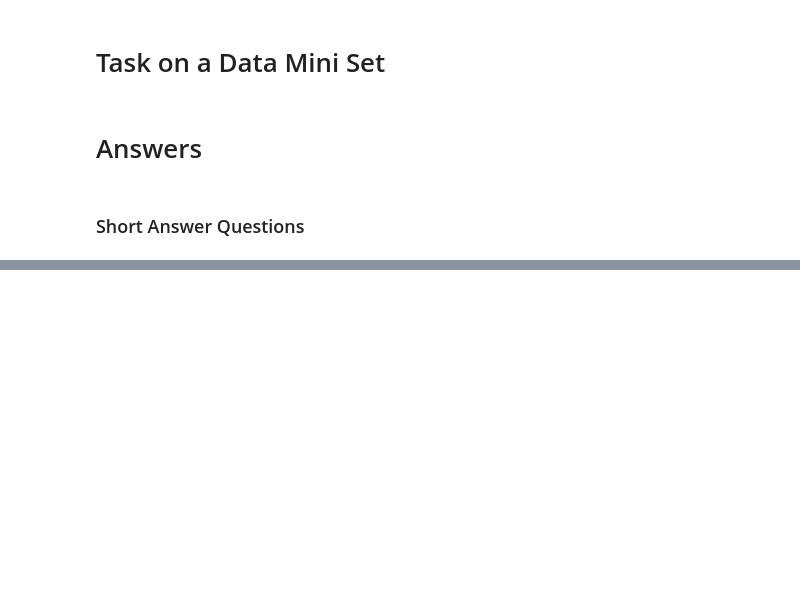
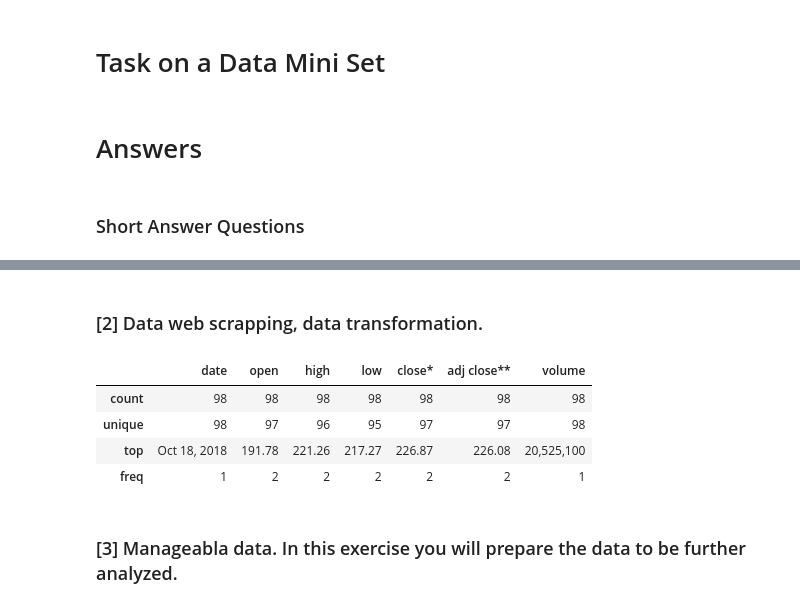
Before and after one commit to carlosezmz/MidtermPrep, a Jupyter notebook: Half of midterm exam.ipynb, the cells around one changed output, grey strips where cells are left out. Drawn from its saved outputs; the diff is of its cells as text; code cells hidden in the pictures; blank space fills up the shorter version.

```diff
--- a/Half of midterm exam.ipynb
+++ b/Half of midterm exam.ipynb
@@ -200,0 +242,41 @@ For all other conversions use the data-type specific converters pd.to_datetime,
+# %% [markdown]
+### [2] Data web scrapping, data transformation.
+# %%
+# Data Lake setup
+rows = [row for row in tables[0].find_all('tr')]
+
+
+col_names = [col.get_text().strip().lower() for col in rows[0].find_all('th')]
+
+
+value_rows = [ [ col.get_text() for col in row.find_all('td') ] for row in rows[1:] if len(row)==7]
+
+value_series =list(zip(*value_rows))
+
+
+# Zip 'col_names' and 'value_series' into a dictionary
+
+data_dict = dict(zip(colheads,value_series))
+
+
+# Convert the dictionary into a data frame
+
+df = pd.DataFrame(data_dict)
+
+
+# print the first 5 observations of the new data frame
+
+df.head()
+
+
+# print an statistial summay of the data frame
+
+df.describe()
+# %% [output]
+|  | date | open | high | low | close* | adj close** | volume |
+| count | 98 | 98 | 98 | 98 | 98 | 98 | 98 |
+| unique | 98 | 97 | 96 | 95 | 97 | 97 | 98 |
+| top | Oct 18, 2018 | 191.78 | 221.26 | 217.27 | 226.87 | 226.08 | 20,525,100 |
+| freq | 1 | 2 | 2 | 2 | 2 | 2 | 1 |
+# %% [markdown]
+### [3] Manageabla data. In this exercise you will prepare the data to be further analyzed.
```
Also changed, not shown: parts of 24 cells of this notebook.
